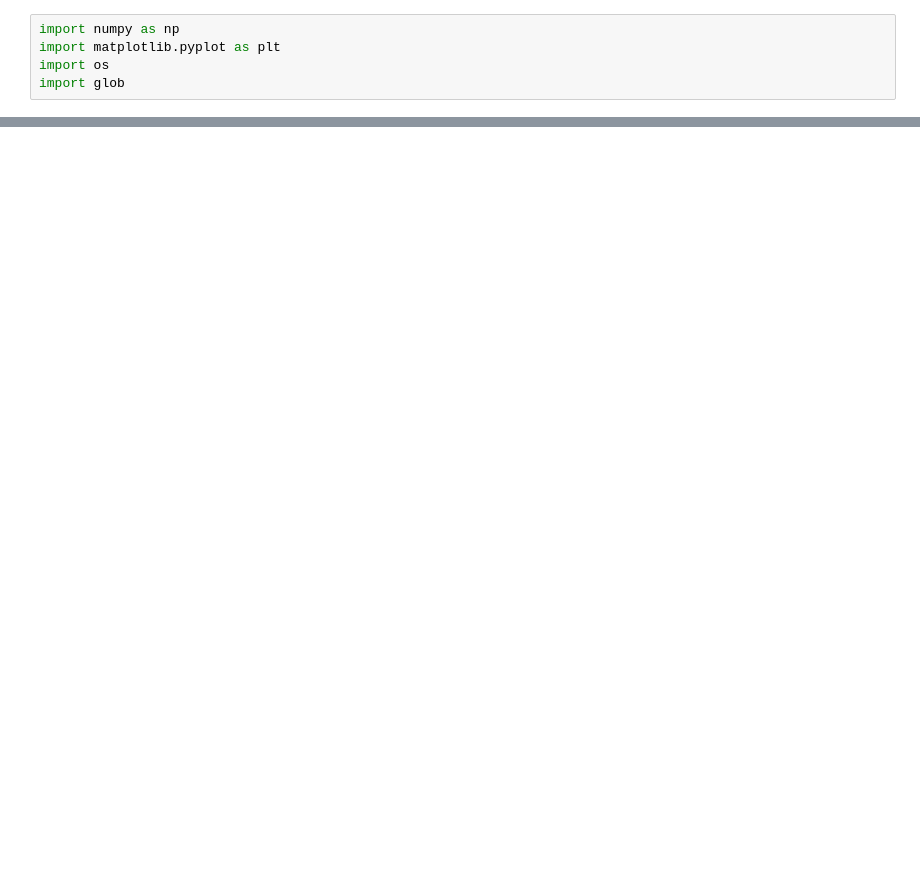
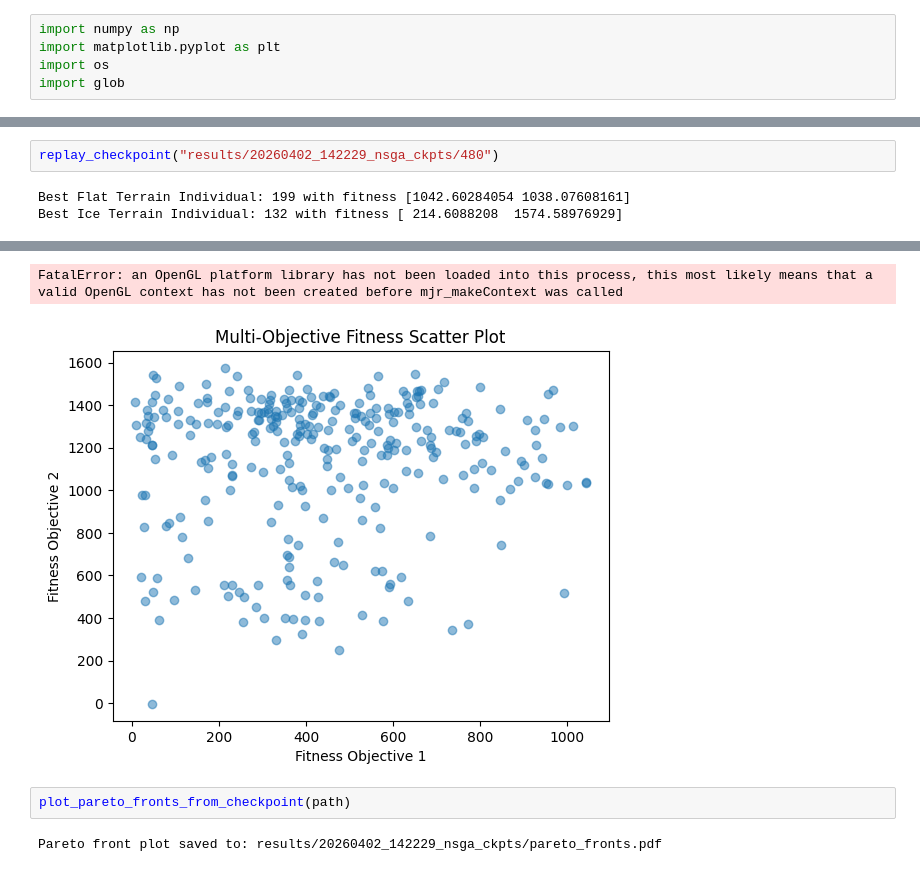
Before and after one commit to ifinckh/micro-515-EvoRob, a Jupyter notebook: read_logs.ipynb, the cells around one changed output, grey strips where cells are left out. Drawn from its saved outputs; the diff is of its cells as text; blank space fills up the shorter version.

```diff
--- a/read_logs.ipynb
+++ b/read_logs.ipynb
@@ -72,0 +80,5 @@ Max folder: 195
+# %%
+replay_checkpoint("results/20260402_142229_nsga_ckpts/480")
+# %% [output]
+Best Flat Terrain Individual: 199 with fitness [1042.60284054 1038.07608161]
+Best Ice Terrain Individual: 132 with fitness [ 214.6088208  1574.58976929]
@@ -72,0 +89,6 @@ Max folder: 195
+FatalError: an OpenGL platform library has not been loaded into this process, this most likely means that a valid OpenGL context has not been created before mjr_makeContext was called
+[figure, added]
+# %%
+plot_pareto_fronts_from_checkpoint(path)
+# %% [output]
+Pareto front plot saved to: results/20260402_142229_nsga_ckpts/pareto_fronts.pdf
```
Also changed, not shown: parts of 12 cells of this notebook, 3 other files.
